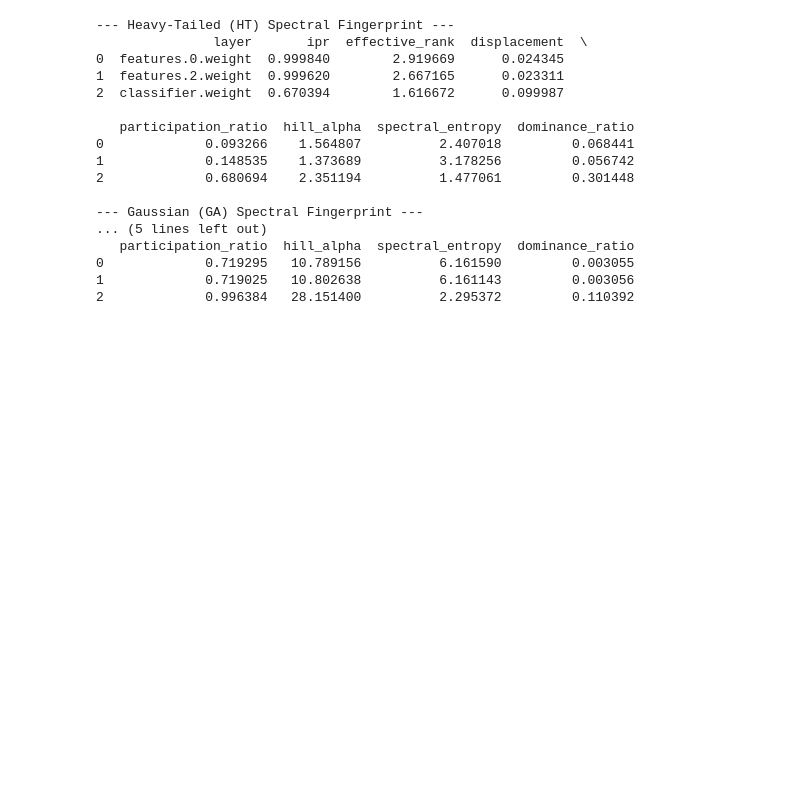
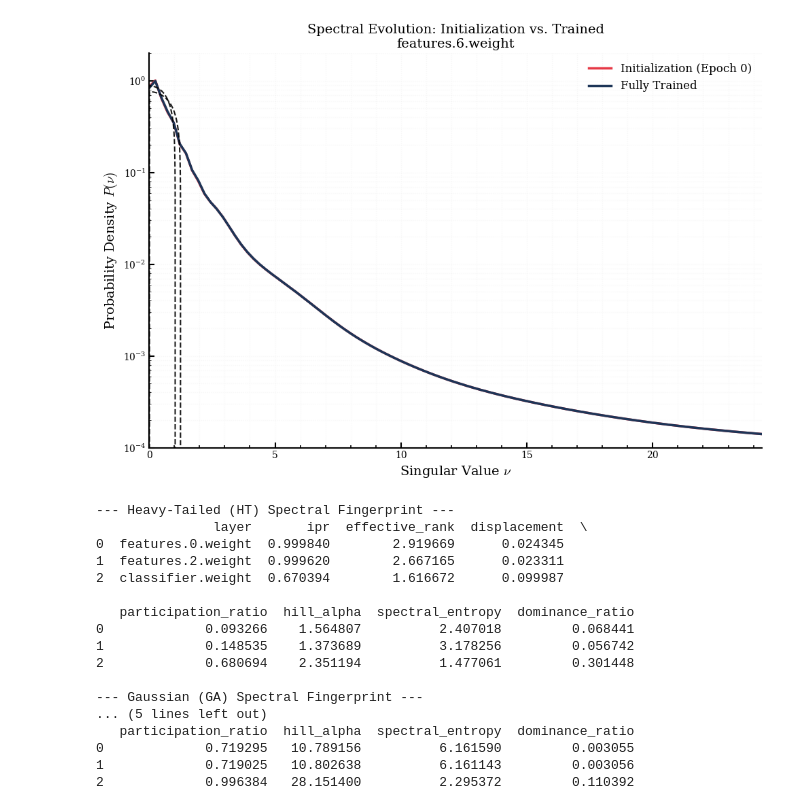
Before and after one commit to YiHaoFromEarth/ht-initialisation-dynamics, a Jupyter notebook: plots.ipynb, the cells around one changed output. Cells and saved outputs as stored; diff of their text form; code cells hidden in the pictures; blank space fills up the shorter version.

Commit message:
feat: refactor Marchenko-Pastur plotting to use new functions and implement test accuracy colourmap

```diff
--- a/plots.ipynb
+++ b/plots.ipynb
@@ -3,9 +3,8 @@ import torch
 import numpy as np
 import matplotlib.pyplot as plt
 import pandas as pd
-import json
 from pathlib import Path
-from src import get_singular_values, marchenko_pastur_pdf, get_layer_from_checkpoint, run_spectral_analysis, get_layer_fingerprint
+from src import get_singular_values, extract_rmt_parameters, fit_mp_to_density, gaussian_broadening, get_layer_from_checkpoint, run_spectral_analysis, get_layer_fingerprint
 from IPython.display import HTML
 from matplotlib.animation import FuncAnimation
 from scipy.interpolate import CloughTocher2DInterpolator
@@ -19,48 +18,73 @@ HT128_PATH = Path("training_runs/mlp128_mnist/HT_alpha_1.2/GeneralMLP_LR0.001_BS
 GAUSS128_PATH = Path("training_runs/mlp128_mnist/Gaussian_Baseline/GeneralMLP_LR0.001_BS128_20260222_111809_s0")
 HT784_PATH = Path("training_runs/mlp784_mnist/HT_alpha_1.2/GeneralMLP_LR0.001_BS128_20260221_130323_s0")
 GAUSS784_PATH = Path("training_runs/mlp784_mnist/Gaussian_Baseline/GeneralMLP_LR0.001_BS128_20260221_130451_s0")
+
+HT_PATH = Path("mlp_sweep/alpha_1.2_g_1.0/GeneralMLP_LR0.001_BS128_20260228_135217_s0")
+GAUSS_PATH = Path("mlp_sweep/alpha_2.0_g_1.0/GeneralMLP_LR0.001_BS128_20260228_143134_s0")
 # %%
 # 1. Config & Paths
-LAYER_KEY = 'features.2.weight'
+LAYER_KEY = 'features.6.weight'
 
-# 2. Direct Extraction using verified functions
-W_ht = get_layer_from_checkpoint(HT32_PATH / "final_model.pth", LAYER_KEY)
-W_ga = get_layer_from_checkpoint(GAUSS32_PATH / "final_model.pth", LAYER_KEY)
+# 2. Extract Final vs. Initialization (Epoch 0)
+# We assume standard paths where your checkpoints are stored
+W_final = get_layer_from_checkpoint(GAUSS_PATH / "final_model.pth", LAYER_KEY)
+W_init  = get_layer_from_checkpoint(GAUSS_PATH / "checkpoints/weights_epoch_0.pth", LAYER_KEY)
 
-# get_singular_values handles λ = s^2 / M internally
-evs_ht = get_singular_values(W_ht)
-evs_ga = get_singular_values(W_ga)
+# Extract raw singular values (nu) for both states [cite: 75, 224]
+nu_final = get_singular_values(W_final)
+nu_init  = get_singular_values(W_init)
 
-# 3. Combined Figure
-fig, axes = plt.subplots(1, 2, figsize=(16, 7), sharey=True)
+# 3. Figure Generation
+fig, ax = plt.subplots(figsize=(10, 7))
+
+# Setup x-range slightly above 0 to avoid numerical singularities [cite: 79]
+x_max = max(np.max(nu_final), np.max(nu_init)) * 1.1
+x_range = np.linspace(1e-4, x_max, 1000)
+
 data_configs = [
-    (evs_ht, W_ht.shape, 'HT (α=1.2)', 'royalblue'),
-    (evs_ga, W_ga.shape, 'Gaussian (α=2.0)', 'indianred')
+    (nu_init, W_init, 'Initialization (Epoch 0)', '#e63946'), # Red per Paper Fig 1
+    (nu_final, W_final, 'Fully Trained', '#1d3557')            # Blue per Paper Fig 1
 ]
 
-for i, (evs, (N, M), label, color) in enumerate(data_configs):
-    ax = axes[i]
-    Q = N / M
-    sigma_est = np.sqrt(np.mean(evs))
+for nu, W, label, color in data_configs:
+    # A. Empirical Density (Solid Line)
+    empirical_pdf = gaussian_broadening(nu, x_range, a=15)
+    ax.plot(x_range, empirical_pdf, color=color, lw=2.5, label=label)
 
-    # Empirical Density
-    ax.hist(evs, bins=150, density=True, alpha=0.3, color=color, label=f'Empirical {label}')
+    # B. RMT Parameters [cite: 83, 124]
+    n, m, sigma_init = extract_rmt_parameters(W)
+    Q = n / m
+    v_max_fit, s_tilde_fit = fit_mp_to_density(x_range, empirical_pdf, nu)
+    v_min_emp = np.min(nu)
 
-    # Theoretical MP Law
-    x_range = np.linspace(1e-6, np.max(evs) * 1.1, 1000)
-    pdf, _, l_max = marchenko_pastur_pdf(x_range, Q, sigma=sigma_est)
-    ax.plot(x_range, pdf, color='black', lw=2, label='Marchenko-Pastur')
+    # C. Expanded MP Curve Evaluation
+    # We create a specific high-resolution x-axis for the dashed line
+    # starting exactly at v_min_emp to ensure it touches the axis.
+    x_bulk = np.linspace(v_min_emp, v_max_fit, 500)
 
-    # Bulk Edge Annotation
-    ax.axvline(l_max, color='black', linestyle='--', alpha=0.6, label=f'Bulk Edge ({l_max:.2f})')
+    term1 = Q / (np.pi * (s_tilde_fit**2) * x_bulk)
+    term2 = np.sqrt(np.maximum(0, (v_max_fit**2 - x_bulk**2) * (x_bulk**2 - v_min_emp**2)))
+    mp_pdf = np.nan_to_num(term1 * term2)
 
-    # Aesthetics
-    ax.set_yscale('log')
-    ax.set_title(f"{label} Spectrum\n{LAYER_KEY}", fontsize=14, pad=15)
-    ax.set_xlabel('Eigenvalue $\lambda$')
-    ax.grid(True, which="both", ls="-", alpha=0.05)
-    ax.legend(frameon=True)
+    # Plotting the Dashed Bulk [cite: 122]
+    # This now spans the full theoretical support from v_min to v_max
+    ax.plot(x_bulk, mp_pdf, color='black', linestyle='--', lw=1.5, alpha=0.9, zorder=3)
 
-axes[0].set_ylabel('Log Probability Density $P(\lambda)$')
+# 3. Aesthetics
+ax.set_yscale('log')
+ax.set_title(f"Spectral Evolution: Initialization vs. Trained\n{LAYER_KEY}", fontsize=14)
+ax.set_xlabel(r'Singular Value $\nu$', fontsize=14)
+ax.set_ylabel(r'Probability Density $P(\nu)$', fontsize=14)
+
+# Set limits and spines per paper style
+ax.set_ylim(1e-4, 2.0)
+ax.set_xlim(0, x_max)
+ax.spines['top'].set_visible(False)
+ax.spines['right'].set_visible(False)
+ax.grid(True, which="both", ls=":", alpha=0.1)
+ax.legend(frameon=False, loc='upper right', fontsize=12)
+
 plt.tight_layout()
 plt.show()
+# %% [output]
+[figure, added]
```
Also changed, not shown: parts of 4 cells of this notebook.
